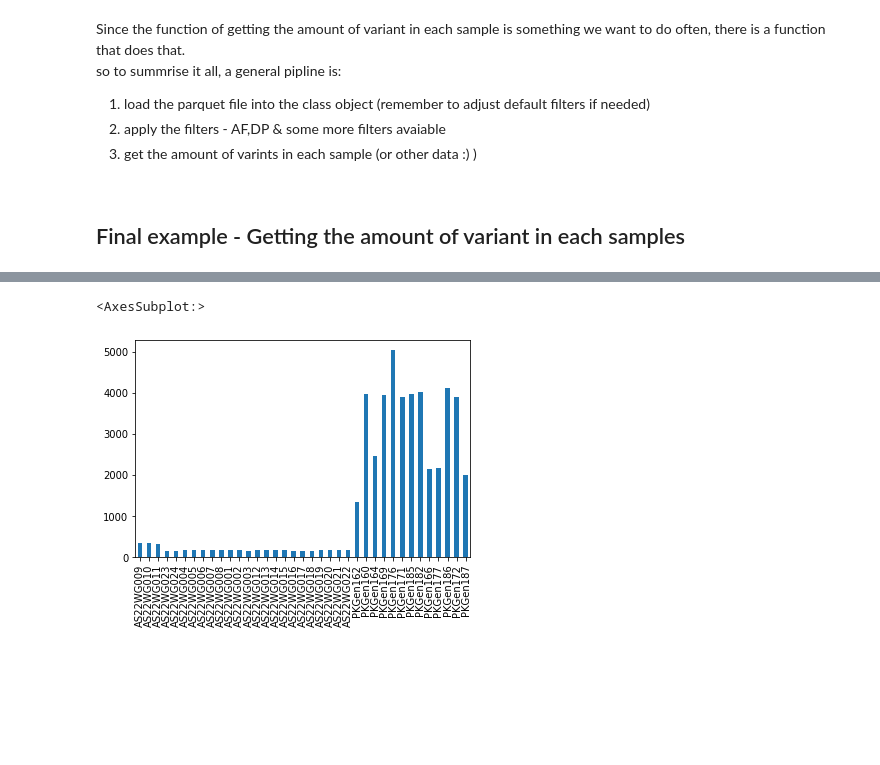
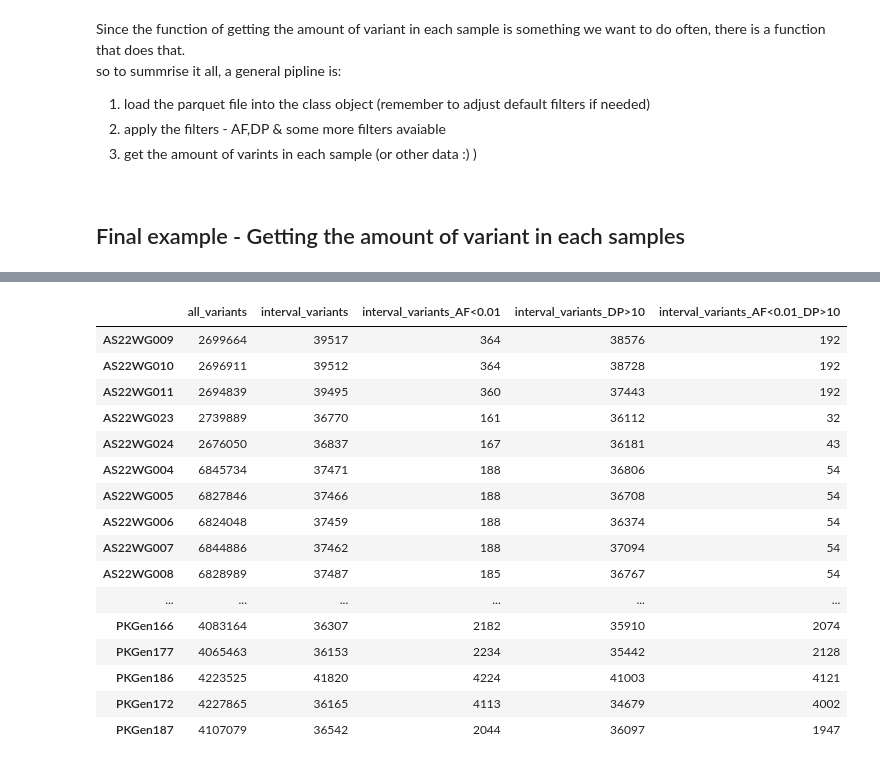
Before and after one commit to Toozig/gnomAD_df_class, a Jupyter notebook: sample_variant_count.ipynb, the cells around one changed output, grey strips where cells are left out. Saved outputs shown, nothing was run; the diff lists cells and outputs as text; code cells hidden in the pictures; blank space fills up the shorter version.

```diff
--- a/sample_variant_count.ipynb
+++ b/sample_variant_count.ipynb
@@ -310,5 +271,21 @@ display(pd.concat([all_v, only_interval,af_v, dp_v,both_v], axis=1))
-# %%
-both_v.plot.bar()
-# %% [output]
-<AxesSubplot:>
-[figure, removed]
+# %%
+count_df = pd.concat([all_v, only_interval,af_v, dp_v,both_v], axis=1)
+display(count_df)
+# %% [output]
+|  | all_variants | interval_variants | interval_variants_AF<0.01 | interval_variants_DP>10 | interval_variants_AF<0.01_DP>10 |
+| AS22WG009 | 2699664 | 39517 | 364 | 38576 | 192 |
+| AS22WG010 | 2696911 | 39512 | 364 | 38728 | 192 |
+| AS22WG011 | 2694839 | 39495 | 360 | 37443 | 192 |
+| AS22WG023 | 2739889 | 36770 | 161 | 36112 | 32 |
+| AS22WG024 | 2676050 | 36837 | 167 | 36181 | 43 |
+| AS22WG004 | 6845734 | 37471 | 188 | 36806 | 54 |
+| AS22WG005 | 6827846 | 37466 | 188 | 36708 | 54 |
+| AS22WG006 | 6824048 | 37459 | 188 | 36374 | 54 |
+| AS22WG007 | 6844886 | 37462 | 188 | 37094 | 54 |
+| AS22WG008 | 6828989 | 37487 | 185 | 36767 | 54 |
+| ... | ... | ... | ... | ... | ... |
+| PKGen166 | 4083164 | 36307 | 2182 | 35910 | 2074 |
+| PKGen177 | 4065463 | 36153 | 2234 | 35442 | 2128 |
+| PKGen186 | 4223525 | 41820 | 4224 | 41003 | 4121 |
+| PKGen172 | 4227865 | 36165 | 4113 | 34679 | 4002 |
+| PKGen187 | 4107079 | 36542 | 2044 | 36097 | 1947 |
```
Also changed, not shown: parts of 4 cells of this notebook, 1 other file.
